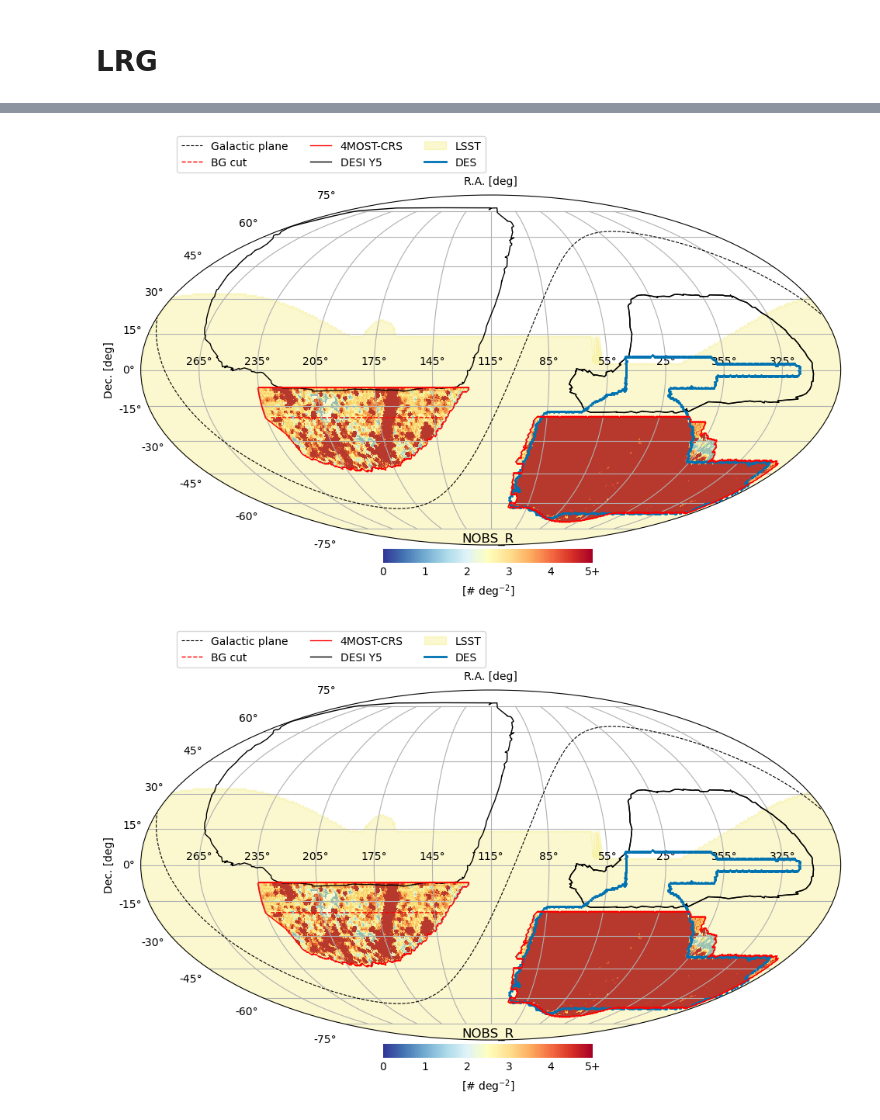
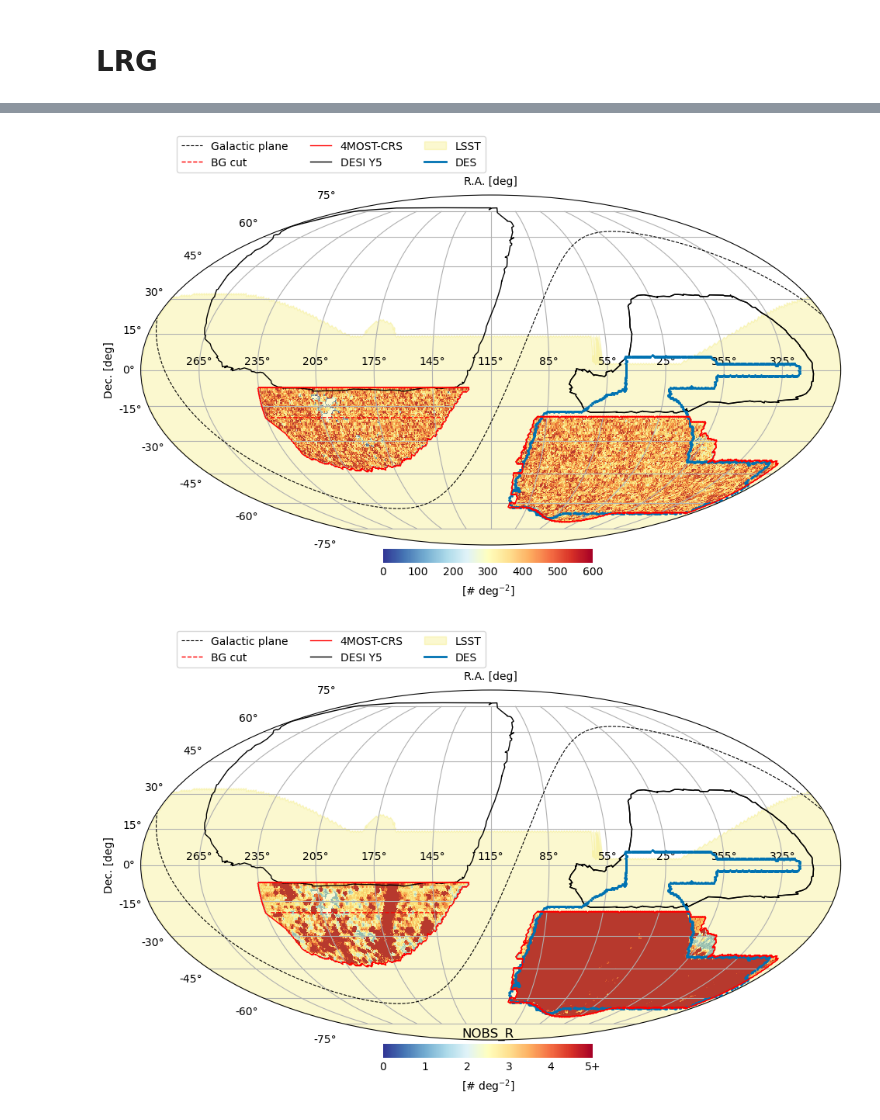
Before and after one commit to 4most-crs/4MOST_CRS_tools, a Jupyter notebook: CRStools/Tutorial_4most_CRS_footprint.ipynb, the cells around one changed output, grey strips where cells are left out. Saved outputs shown, nothing was run; the diff lists cells and outputs as text; code cells hidden in the pictures.

```diff
--- a/CRStools/Tutorial_4most_CRS_footprint.ipynb
+++ b/CRStools/Tutorial_4most_CRS_footprint.ipynb
@@ -47,12 +43,12 @@ nobs_list = ['NOBS_R', 'NOBS_G', 'NOBS_I', 'NOBS_Z']
 # %%
 # plot Sky map
 hpmap = utils.create_hp_map(target_4m_lrg['RA'][target_4m_lrg['isfoots8']==True], target_4m_lrg['DEC'][s8], nside=128)
 hpmap_ebv = utils.create_hp_map(target_4m_lrg['RA'][s8], target_4m_lrg['DEC'][s8], weight=target_4m_lrg['NOBS_R'][s8], nside=128)
 
 # utils.plot_moll(hpmap, rot=115, min=30, max=100, desi_footprint=True, fourmost_footprint=True, euclid_fp=False, des_fp=True, lsst_fp=True)
-utils.plot_moll(hpmap, hpmap_ebv, rot=115, min=0, max=5, desi_footprint=True, fourmost_footprint=True, euclid_fp=False, des_fp=True, lsst_fp=True, title='NOBS_R', tick_labels=[0, 1, 2, 3, 4, '5+'])
+utils.plot_moll(hpmap, rot=115, min=0, max=600, desi_footprint=True, fourmost_footprint=True, euclid_fp=False, des_fp=True, lsst_fp=True)
 # %% [output]
-[figure, old version]
+[figure, new version]
 # %%
 for nobs in nobs_list:
     hpmap_ebv = utils.create_hp_map(target_4m_lrg['RA'][s8], target_4m_lrg['DEC'][s8], weight=target_4m_lrg[nobs][s8], nside=128)
```
Also changed, not shown: parts of 3 cells of this notebook, 2 other files.
